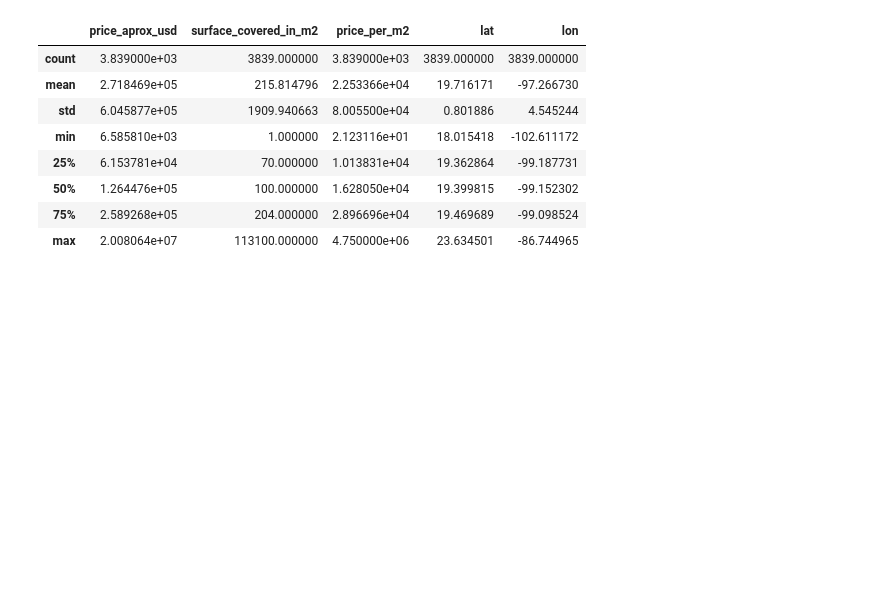
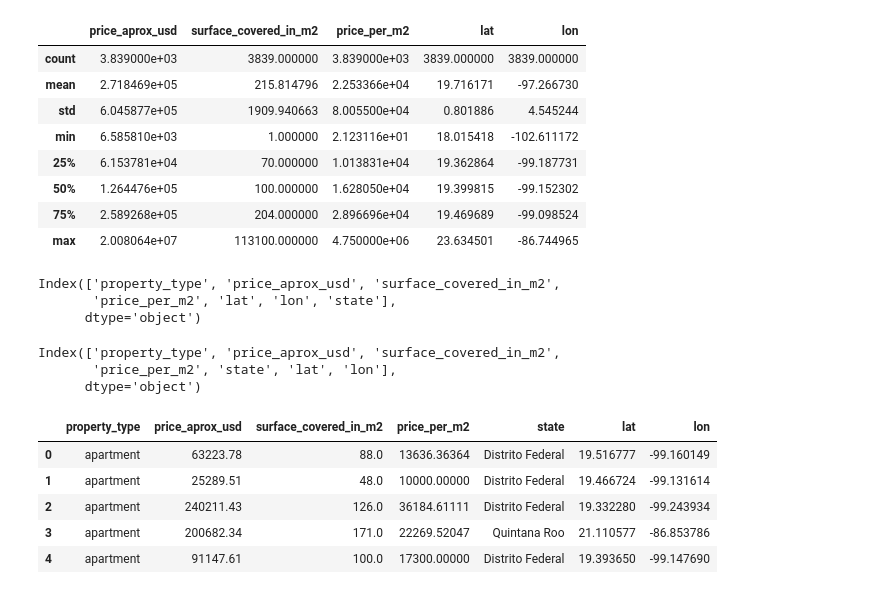
Before and after one commit to Dannysesi/Data_Science-learning, a Jupyter notebook: mexico_EDA/mexico.ipynb, the cells around one changed output. Drawn from its saved outputs; the diff is of its cells as text; code cells hidden in the pictures; blank space fills up the shorter version.

```diff
--- a/mexico_EDA/mexico.ipynb
+++ b/mexico_EDA/mexico.ipynb
@@ -166,3 +166,17 @@ fig = px.scatter_mapbox(
 fig.update_layout(mapbox_style="open-street-map")
 
 fig.show()
+# %%
+data2 = pd.read_csv('mexico-city-real-estate-2.csv')
+# %%
+data.columns
+# %% [output]
+Index(['property_type', 'price_aprox_usd', 'surface_covered_in_m2',
+       'price_per_m2', 'lat', 'lon', 'state'],
+      dtype='object')
+# %%
+data2.columns
+# %% [output]
+Index(['property_type', 'price_aprox_usd', 'surface_covered_in_m2',
+       'price_per_m2', 'state', 'lat', 'lon'],
+      dtype='object')
@@ -168,0 +197,9 @@ fig.show()
+# %%
+data2.head()
+# %% [output]
+|  | property_type | price_aprox_usd | surface_covered_in_m2 | price_per_m2 | state | lat | lon |
+| 0 | apartment | 63223.78 | 88.0 | 13636.36364 | Distrito Federal | 19.516777 | -99.160149 |
+| 1 | apartment | 25289.51 | 48.0 | 10000.00000 | Distrito Federal | 19.466724 | -99.131614 |
+| 2 | apartment | 240211.43 | 126.0 | 36184.61111 | Distrito Federal | 19.332280 | -99.243934 |
+| 3 | apartment | 200682.34 | 171.0 | 22269.52047 | Quintana Roo | 21.110577 | -86.853786 |
+| 4 | apartment | 91147.61 | 100.0 | 17300.00000 | Distrito Federal | 19.393650 | -99.147690 |
```
Also changed, not shown: parts of 11 cells of this notebook, 1 other file.
